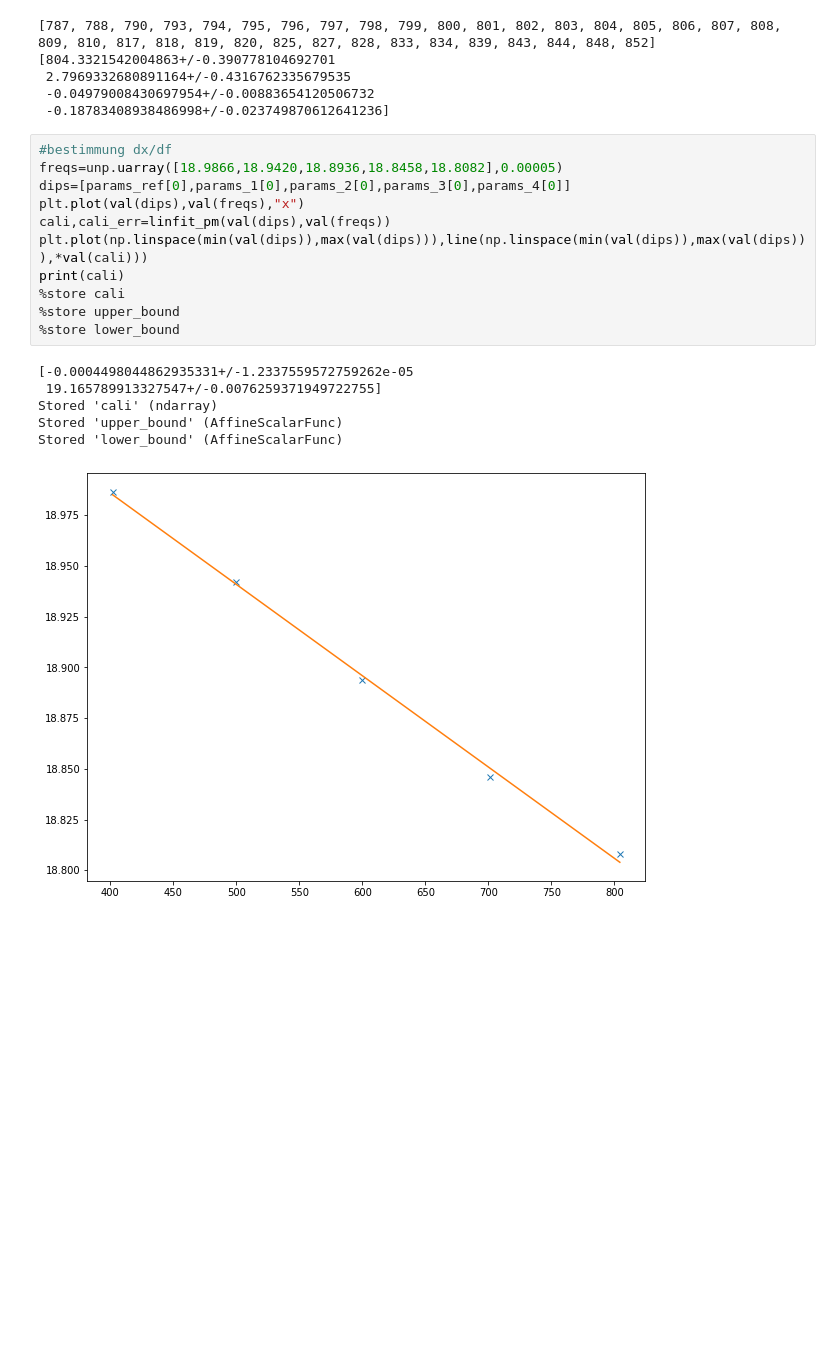
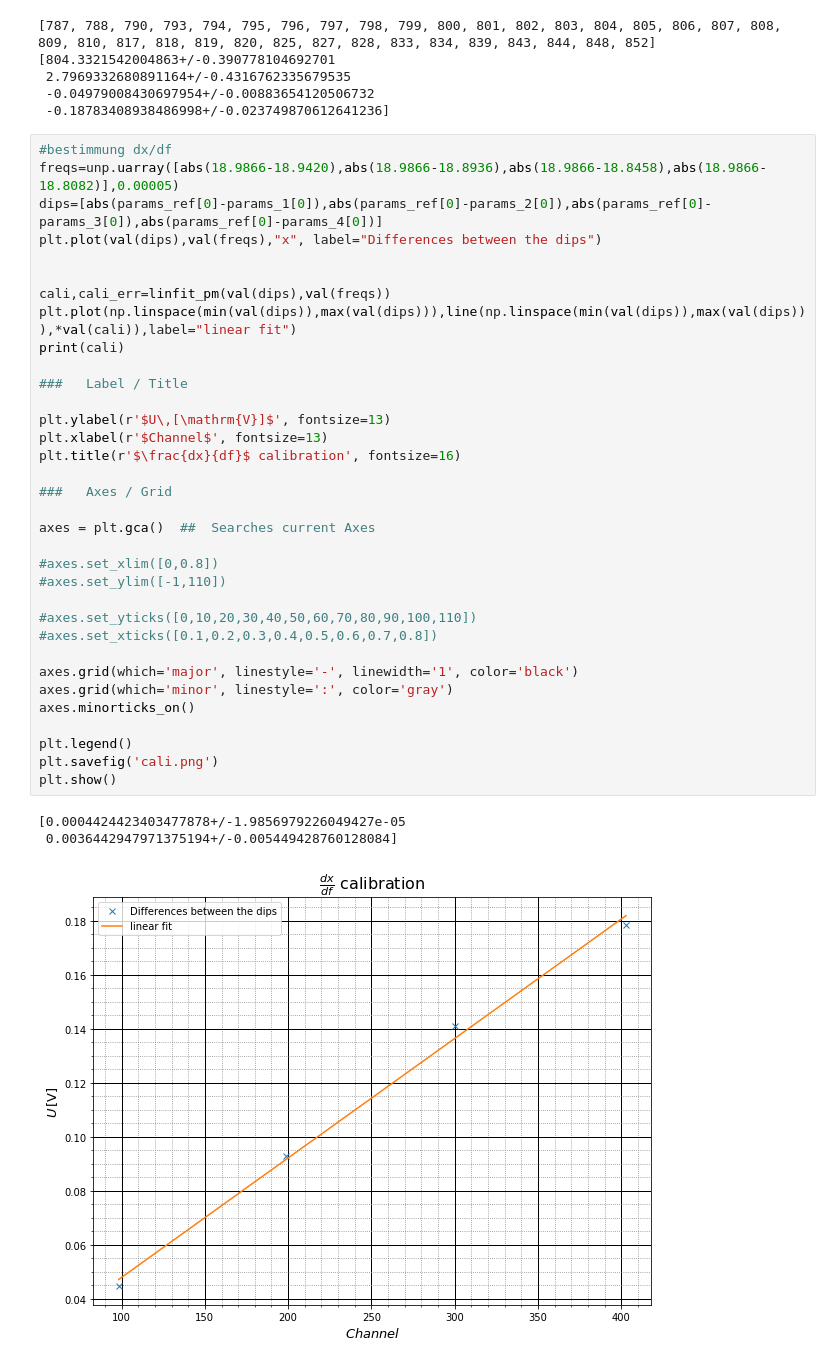
Before and after one commit to shockcookie/FP, a Jupyter notebook: Kernspin/Daten/dx_teil 1/test.ipynb, the cells around one changed output. Drawn from its saved outputs; the diff is of its cells as text; blank space fills up the shorter version.

```diff
--- a/Kernspin/Daten/dx_teil 1/test.ipynb
+++ b/Kernspin/Daten/dx_teil 1/test.ipynb
@@ -576,19 +668,39 @@ print(params_4)
  -0.18783408938486998+/-0.023749870612641236]
 # %%
 #bestimmung dx/df
-freqs=unp.uarray([18.9866,18.9420,18.8936,18.8458,18.8082],0.00005)
-dips=[params_ref[0],params_1[0],params_2[0],params_3[0],params_4[0]]
-plt.plot(val(dips),val(freqs),"x")
+freqs=unp.uarray([abs(18.9866-18.9420),abs(18.9866-18.8936),abs(18.9866-18.8458),abs(18.9866-18.8082)],0.00005)
+dips=[abs(params_ref[0]-params_1[0]),abs(params_ref[0]-params_2[0]),abs(params_ref[0]-params_3[0]),abs(params_ref[0]-params_4[0])]
+plt.plot(val(dips),val(freqs),"x", label="Differences between the dips")
+
+
 cali,cali_err=linfit_pm(val(dips),val(freqs))
-plt.plot(np.linspace(min(val(dips)),max(val(dips))),line(np.linspace(min(val(dips)),max(val(dips))),*val(cali)))
+plt.plot(np.linspace(min(val(dips)),max(val(dips))),line(np.linspace(min(val(dips)),max(val(dips))),*val(cali)),label="linear fit")
 print(cali)
-%store cali
-%store upper_bound
-%store lower_bound
+
+###   Label / Title
+
+plt.ylabel(r'$U\,[\mathrm{V}]$', fontsize=13)
+plt.xlabel(r'$Channel$', fontsize=13)
+plt.title(r'$\frac{dx}{df}$ calibration', fontsize=16)
+
+###   Axes / Grid
+
+axes = plt.gca()  ##  Searches current Axes
+
+#axes.set_xlim([0,0.8])
+#axes.set_ylim([-1,110])
+
+#axes.set_yticks([0,10,20,30,40,50,60,70,80,90,100,110])
+#axes.set_xticks([0.1,0.2,0.3,0.4,0.5,0.6,0.7,0.8])
+
+axes.grid(which='major', linestyle='-', linewidth='1', color='black')
+axes.grid(which='minor', linestyle=':', color='gray')
+axes.minorticks_on()
+
+plt.legend()
+plt.savefig('cali.png')
+plt.show()
 # %% [output]
-[-0.0004498044862935331+/-1.2337559572759262e-05
- 19.165789913327547+/-0.0076259371949722755]
-Stored 'cali' (ndarray)
-Stored 'upper_bound' (AffineScalarFunc)
-Stored 'lower_bound' (AffineScalarFunc)
+[0.0004424423403477878+/-1.9856979226049427e-05
+ 0.0036442947971375194+/-0.005449428760128084]
-[figure, old version]
+[figure, new version]
```
Also changed, not shown: parts of 5 cells of this notebook, 28 other files.
